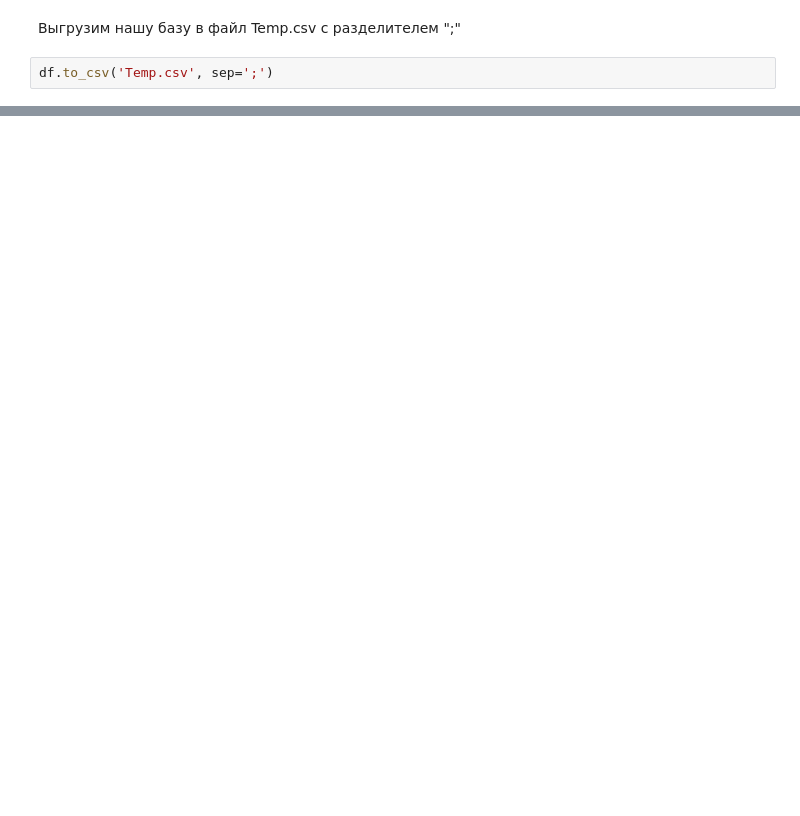
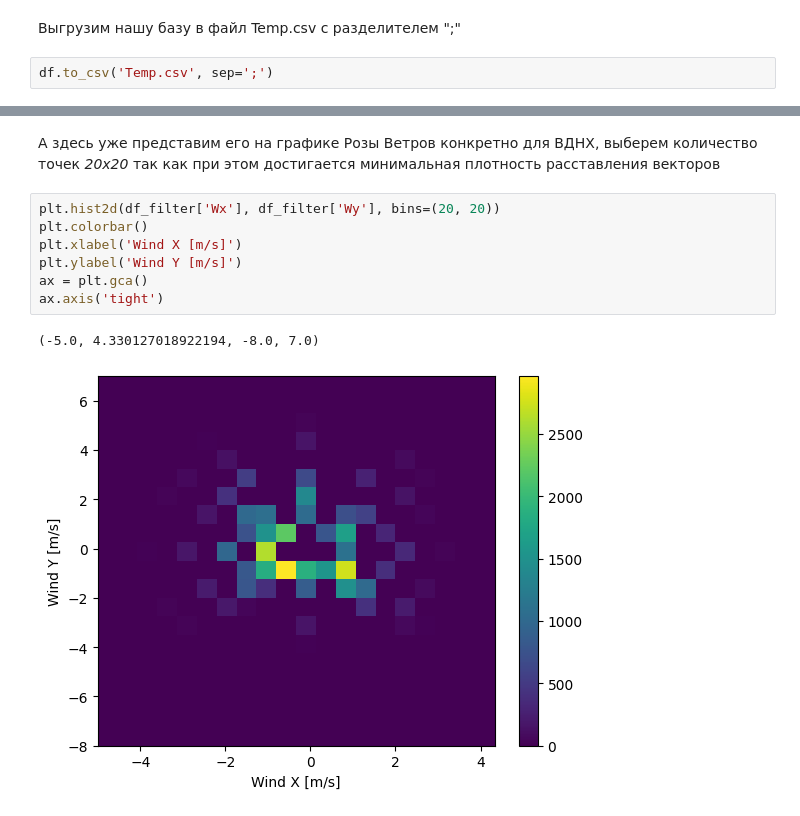
Before and after one commit to phrog-rgb/Weather_project, a Jupyter notebook: main.ipynb, the cells around one changed output, grey strips where cells are left out. Drawn from its saved outputs; the diff is of its cells as text; blank space fills up the shorter version.

```diff
--- a/main.ipynb
+++ b/main.ipynb
@@ -133,0 +215,12 @@ df.to_csv('Temp.csv', sep=';')
+# %% [markdown]
+А здесь уже представим его на графике Розы Ветров конкретно для ВДНХ, выберем количество точек <i>20x20</i> так как при этом достигается минимальная плотность расставления векторов
+# %%
+plt.hist2d(df_filter['Wx'], df_filter['Wy'], bins=(20, 20))
+plt.colorbar()
+plt.xlabel('Wind X [m/s]')
+plt.ylabel('Wind Y [m/s]')
+ax = plt.gca()
+ax.axis('tight')
+# %% [output]
+(-5.0, 4.330127018922194, -8.0, 7.0)
+[figure, added]
```
Also changed, not shown: parts of 14 cells of this notebook, 3 other files.
